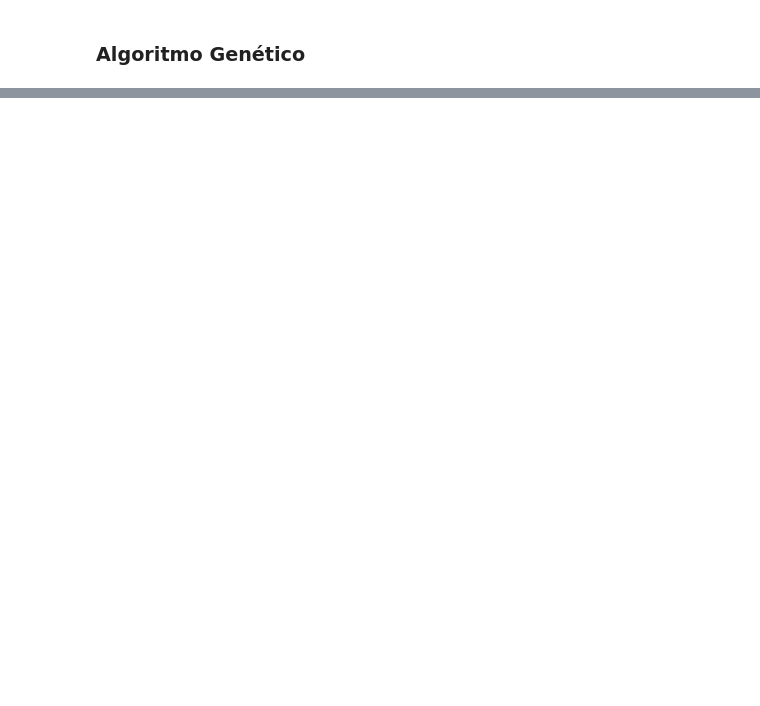
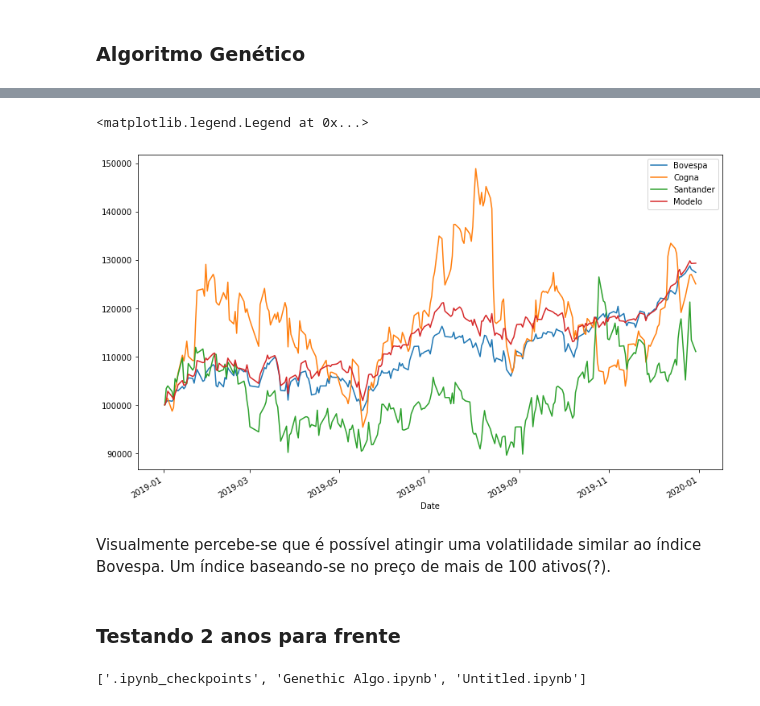
Before and after one commit to JumpingDino/GenPort, a Jupyter notebook: notebooks/Untitled.ipynb, the cells around one changed output, grey strips where cells are left out. Drawn from its saved outputs; the diff is of its cells as text; code cells hidden in the pictures; blank space fills up the shorter version.

```diff
--- a/notebooks/Untitled.ipynb
+++ b/notebooks/Untitled.ipynb
@@ -275,0 +342,17 @@ Wall time: 1min 18s
+# %%
+MY_MONEY = 100_000
+optimal_allocation = pop[np.argmin(eval_pop)]
+allocated_money = MY_MONEY*optimal_allocation
+
+portfolio_dict = {}
+for i,ticker in enumerate(TICKERS):
+    df = web.get_data_yahoo(ticker, '2017-01-01', '2019-12-31')
+    test_df = df.loc['2019-01-01':'2020-01-01'].copy()
+
+    initial_price = test_df.iloc[0]['Adj Close']
+    shares_obtained = allocated_money[i]/initial_price
+
+    portfolio_dict[ticker] = shares_obtained*test_df['Adj Close']
+# %%
+portfolio = pd.DataFrame.from_dict(portfolio_dict)
+portfolio['TOTAL'] = np.sum(portfolio,axis=1)
@@ -275,0 +376,11 @@ Wall time: 1min 18s
+# %%
+def one_stock(ticker,money, start_date = '2019-01-01',end_date = '2020-01-01'):
+
+    stock_df = web.get_data_yahoo(ticker, start_date, end_date)
+
+    initial_price = stock_df.iloc[0]['Adj Close']
+    return (money/initial_price)*stock_df['Adj Close']
+# %%
+bov_df = one_stock('^BVSP',100_000, start_date = '2019-01-01',end_date = '2020-01-01')
+cog_df = one_stock('COGN3.SA',100_000, start_date = '2019-01-01',end_date = '2020-01-01')
+std_df = one_stock('SANB3.SA',100_000, start_date = '2019-01-01',end_date = '2020-01-01')
@@ -275,0 +404,14 @@ Wall time: 1min 18s
+# %%
+plt.figure(figsize=(13,8))
+bov_df.plot(label = 'Bovespa')
+cog_df.plot(label = 'Cogna')
+std_df.plot(label = 'Santander')
+portfolio['TOTAL'].plot(label = 'Modelo')
+plt.legend()
+# %% [output]
+<matplotlib.legend.Legend at 0x...>
+[figure, added]
+# %% [markdown]
+Visualmente percebe-se que é possível atingir uma volatilidade similar ao índice Bovespa. Um índice baseando-se no preço de mais de 100 ativos(?).
+# %% [markdown]
+### Testando 2 anos para frente
@@ -275,0 +439,5 @@ Wall time: 1min 18s
+# %%
+import os
+os.()
+# %% [output]
+['.ipynb_checkpoints', 'Genethic Algo.ipynb', 'Untitled.ipynb']
```
Also changed, not shown: parts of 45 cells of this notebook, 1 other file.
